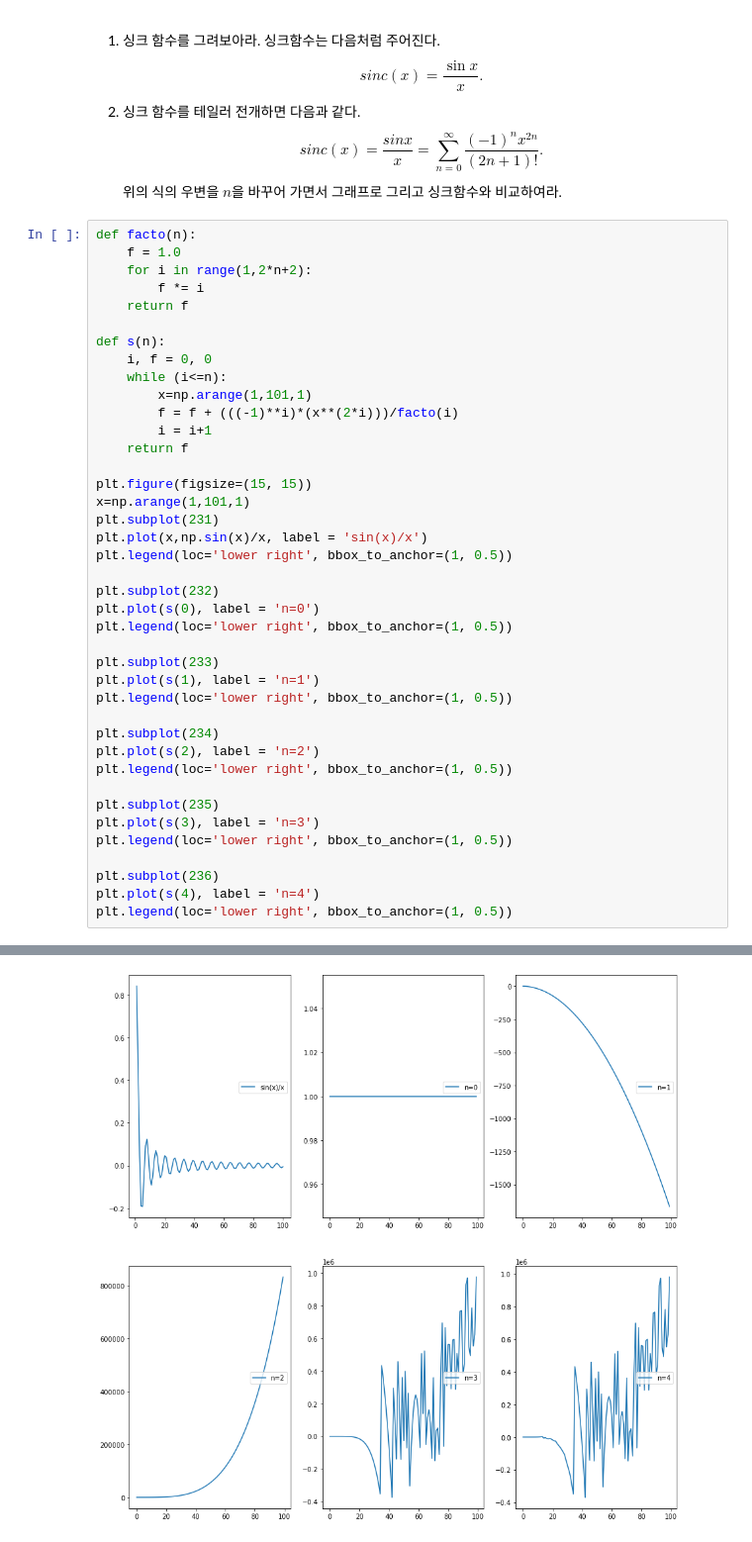
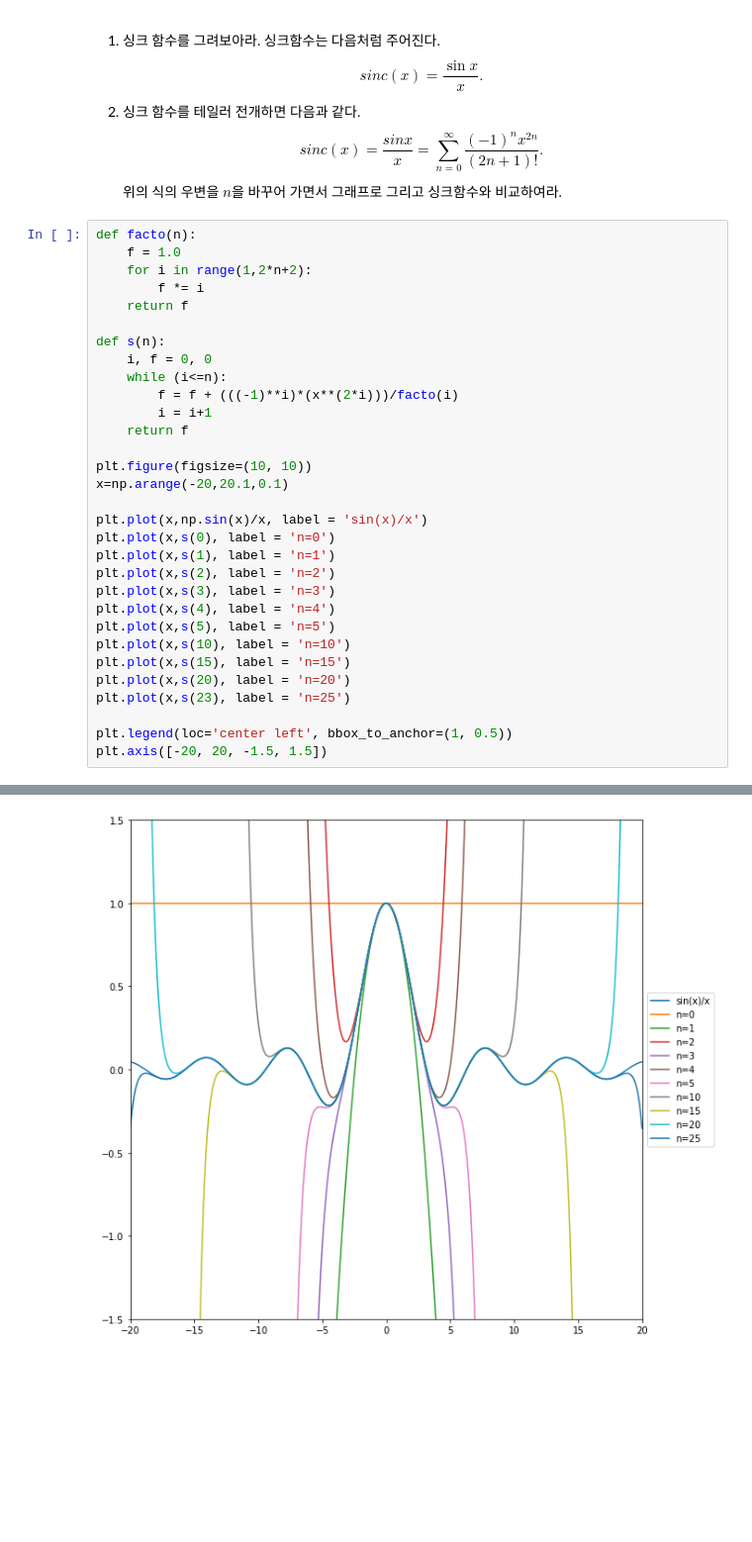
Before and after one commit to pijunseung/2021_cphys1, a Jupyter notebook: hw3.ipynb, the cells around one changed output, grey strips where cells are left out. Shown at 99% size. Cells and saved outputs as stored; diff of their text form; blank space fills up the shorter version.

```diff
--- a/hw3.ipynb
+++ b/hw3.ipynb
@@ -93,34 +93,25 @@ def facto(n):
 def s(n):
     i, f = 0, 0
     while (i<=n):
-        x=np.arange(1,101,1)
         f = f + (((-1)**i)*(x**(2*i)))/facto(i)
         i = i+1
     return f
 
-plt.figure(figsize=(15, 15))
-x=np.arange(1,101,1)
-plt.subplot(231)
+plt.figure(figsize=(10, 10))
+x=np.arange(-20,20.1,0.1)
+
 plt.plot(x,np.sin(x)/x, label = 'sin(x)/x')
-plt.legend(loc='lower right', bbox_to_anchor=(1, 0.5))
+plt.plot(x,s(0), label = 'n=0')
+plt.plot(x,s(1), label = 'n=1')
+plt.plot(x,s(2), label = 'n=2')
+plt.plot(x,s(3), label = 'n=3')
+plt.plot(x,s(4), label = 'n=4')
+plt.plot(x,s(5), label = 'n=5')
+plt.plot(x,s(10), label = 'n=10')
+plt.plot(x,s(15), label = 'n=15')
+plt.plot(x,s(20), label = 'n=20')
+plt.plot(x,s(23), label = 'n=25')
 
-plt.subplot(232)
-plt.plot(s(0), label = 'n=0')
-plt.legend(loc='lower right', bbox_to_anchor=(1, 0.5))
-
-plt.subplot(233)
-plt.plot(s(1), label = 'n=1')
-plt.legend(loc='lower right', bbox_to_anchor=(1, 0.5))
-
-plt.subplot(234)
-plt.plot(s(2), label = 'n=2')
-plt.legend(loc='lower right', bbox_to_anchor=(1, 0.5))
-
-plt.subplot(235)
-plt.plot(s(3), label = 'n=3')
-plt.legend(loc='lower right', bbox_to_anchor=(1, 0.5))
-
-plt.subplot(236)
-plt.plot(s(4), label = 'n=4')
-plt.legend(loc='lower right', bbox_to_anchor=(1, 0.5))
+plt.legend(loc='center left', bbox_to_anchor=(1, 0.5))
+plt.axis([-20, 20, -1.5, 1.5])
 # %% [output]
@@ -128 +119 @@ plt.legend(loc='lower right', bbox_to_anchor=(1, 0.5))
-[figure, old version]
+[figure, new version]
```
Also changed, not shown: parts of 1 cell of this notebook.
